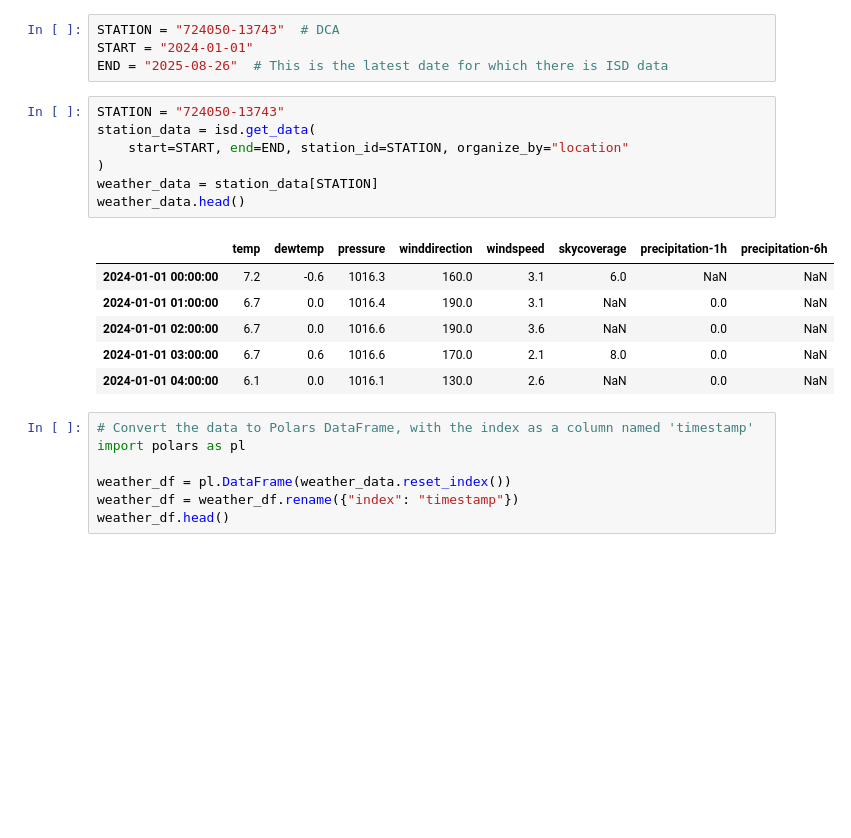
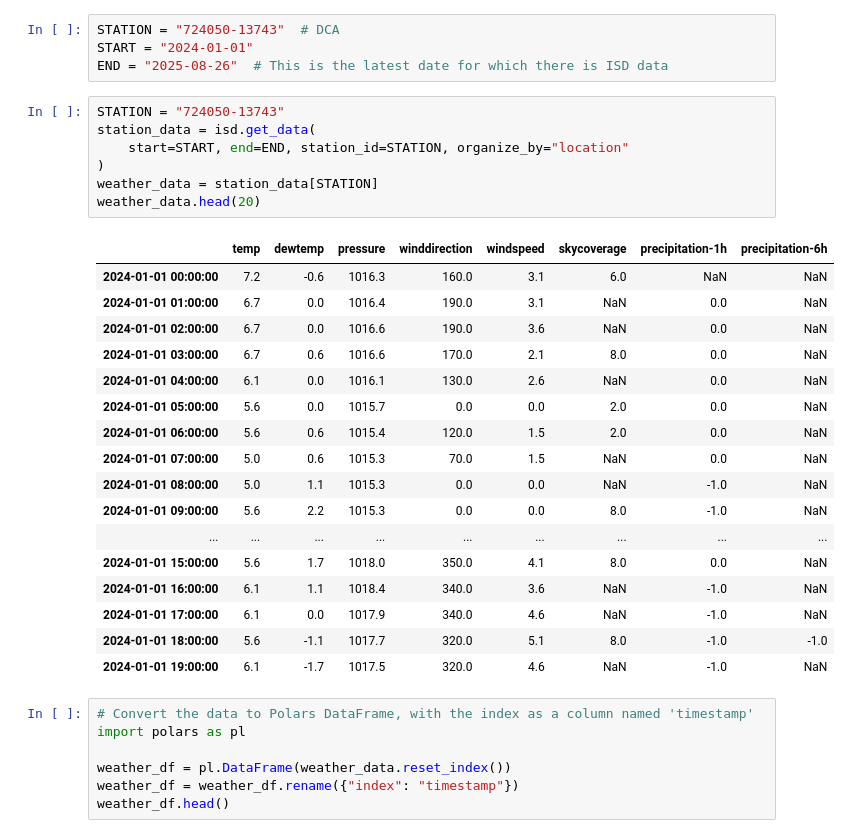
Before and after one commit to GW-ML-Flight/Flight-Delay, a Jupyter notebook: data/weather/isd.ipynb, the cells around one changed output. Cells and saved outputs as stored; diff of their text form; blank space fills up the shorter version.

```diff
--- a/data/weather/isd.ipynb
+++ b/data/weather/isd.ipynb
@@ -18,17 +18,28 @@ END = "2025-08-26"  # This is the latest date for which there is ISD data
 # %%
 STATION = "724050-13743"
 station_data = isd.get_data(
     start=START, end=END, station_id=STATION, organize_by="location"
 )
 weather_data = station_data[STATION]
-weather_data.head()
+weather_data.head(20)
 # %% [output]
 |  | temp | dewtemp | pressure | winddirection | windspeed | skycoverage | precipitation-1h | precipitation-6h |
 | 2024-01-01 00:00:00 | 7.2 | -0.6 | 1016.3 | 160.0 | 3.1 | 6.0 | NaN | NaN |
 | 2024-01-01 01:00:00 | 6.7 | 0.0 | 1016.4 | 190.0 | 3.1 | NaN | 0.0 | NaN |
 | 2024-01-01 02:00:00 | 6.7 | 0.0 | 1016.6 | 190.0 | 3.6 | NaN | 0.0 | NaN |
 | 2024-01-01 03:00:00 | 6.7 | 0.6 | 1016.6 | 170.0 | 2.1 | 8.0 | 0.0 | NaN |
 | 2024-01-01 04:00:00 | 6.1 | 0.0 | 1016.1 | 130.0 | 2.6 | NaN | 0.0 | NaN |
+| 2024-01-01 05:00:00 | 5.6 | 0.0 | 1015.7 | 0.0 | 0.0 | 2.0 | 0.0 | NaN |
+| 2024-01-01 06:00:00 | 5.6 | 0.6 | 1015.4 | 120.0 | 1.5 | 2.0 | 0.0 | NaN |
+| 2024-01-01 07:00:00 | 5.0 | 0.6 | 1015.3 | 70.0 | 1.5 | NaN | 0.0 | NaN |
+| 2024-01-01 08:00:00 | 5.0 | 1.1 | 1015.3 | 0.0 | 0.0 | NaN | -1.0 | NaN |
+| 2024-01-01 09:00:00 | 5.6 | 2.2 | 1015.3 | 0.0 | 0.0 | 8.0 | -1.0 | NaN |
+| ... | ... | ... | ... | ... | ... | ... | ... | ... |
+| 2024-01-01 15:00:00 | 5.6 | 1.7 | 1018.0 | 350.0 | 4.1 | 8.0 | 0.0 | NaN |
+| 2024-01-01 16:00:00 | 6.1 | 1.1 | 1018.4 | 340.0 | 3.6 | NaN | -1.0 | NaN |
+| 2024-01-01 17:00:00 | 6.1 | 0.0 | 1017.9 | 340.0 | 4.6 | NaN | -1.0 | NaN |
+| 2024-01-01 18:00:00 | 5.6 | -1.1 | 1017.7 | 320.0 | 5.1 | 8.0 | -1.0 | -1.0 |
+| 2024-01-01 19:00:00 | 6.1 | -1.7 | 1017.5 | 320.0 | 4.6 | NaN | -1.0 | NaN |
 # %%
 # Convert the data to Polars DataFrame, with the index as a column named 'timestamp'
 import polars as pl
```
Also changed, not shown: parts of 8 cells of this notebook, 6 other files.
